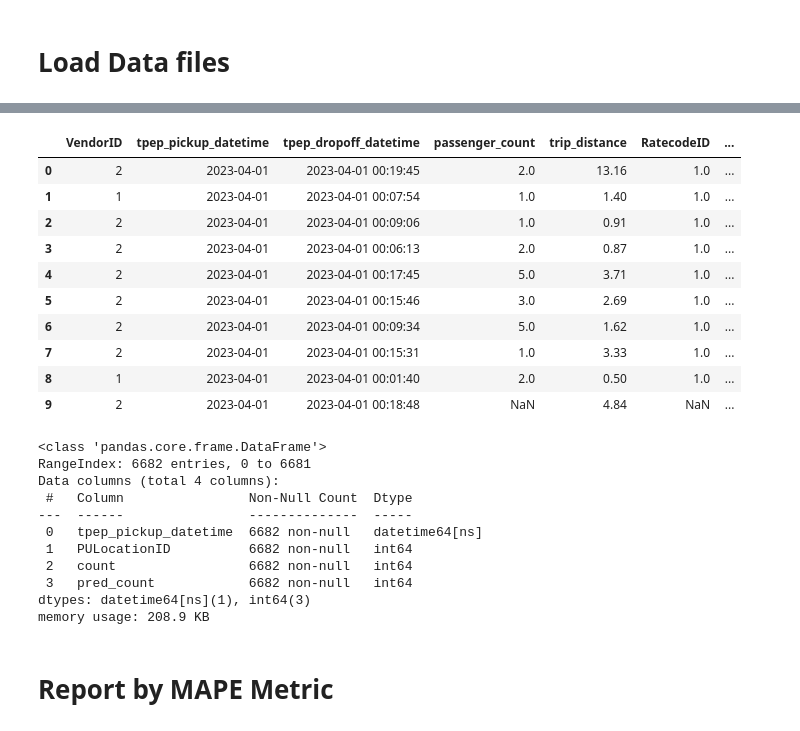
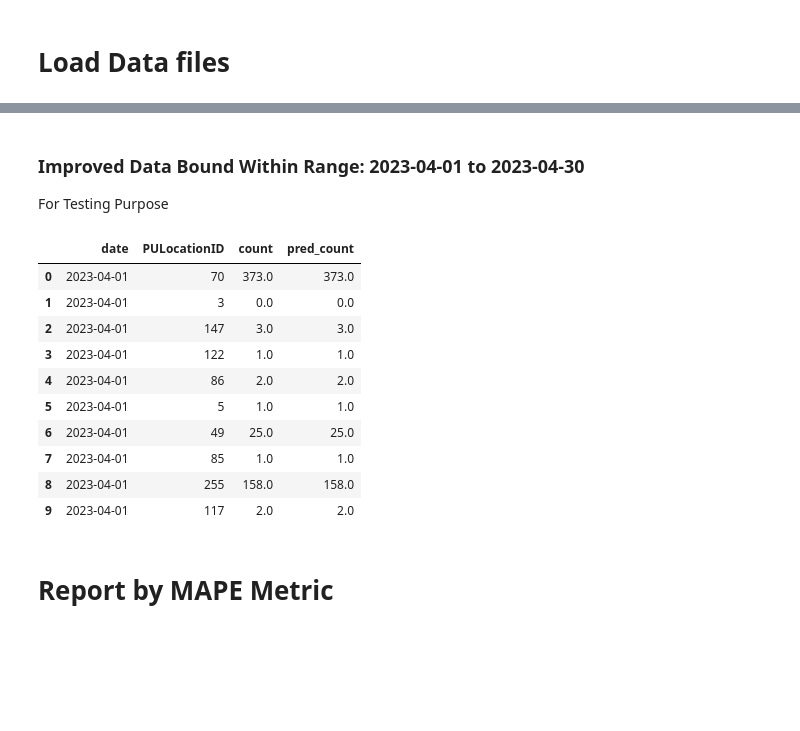
Before and after one commit to MohammadVatani/demand_prediction, a Jupyter notebook: Evaluation/Evaluation.ipynb, the cells around one changed output, grey strips where cells are left out. Cells and saved outputs as stored; diff of their text form; code cells hidden in the pictures; blank space fills up the shorter version.

```diff
--- a/Evaluation/Evaluation.ipynb
+++ b/Evaluation/Evaluation.ipynb
@@ -19,0 +63,4 @@ trips_df.shape
+# %% [markdown]
+### Improved Data Bound Within Range: 2023-04-01 to 2023-04-30
+
+For Testing Purpose
@@ -20,8 +69,8 @@ trips_df.shape
 # %%
-filtered_trips_df = trips_df[(trips_df['tpep_pickup_datetime'] >= start_date) & (
-    trips_df['tpep_pickup_datetime'] < end_date)]
+filtered_rides_df = labels_df[(labels_df['date'] >= start_date) & (
+    labels_df['date'] < end_date)]
 # %%
 # Sort the DataFrame based on the 'tpep_pickup_datetime' column in ascending order
-filtered_trips_df = filtered_trips_df.sort_values(by='tpep_pickup_datetime')
+filtered_rides_df = filtered_rides_df.sort_values(by='date')
 # %%
-filtered_trips_df = filtered_trips_df.reset_index(drop=True)
+filtered_rides_df = filtered_rides_df.reset_index(drop=True)
@@ -30,14 +77,16 @@ filtered_trips_df['tpep_pickup_datetime'] = filtered_trips_df['tpep_pickup_datet
+# %%
+filtered_rides_df['pred_count'] = filtered_rides_df['count']
 # %%
-filtered_trips_df.head(10)
+filtered_rides_df.head(10)
 # %% [output]
-|  | VendorID | tpep_pickup_datetime | tpep_dropoff_datetime | passenger_count | trip_distance | RatecodeID | ... |
-| 0 | 2 | 2023-04-01 | 2023-04-01 00:19:45 | 2.0 | 13.16 | 1.0 | ... |
-| 1 | 1 | 2023-04-01 | 2023-04-01 00:07:54 | 1.0 | 1.40 | 1.0 | ... |
-| 2 | 2 | 2023-04-01 | 2023-04-01 00:09:06 | 1.0 | 0.91 | 1.0 | ... |
-| 3 | 2 | 2023-04-01 | 2023-04-01 00:06:13 | 2.0 | 0.87 | 1.0 | ... |
-| 4 | 2 | 2023-04-01 | 2023-04-01 00:17:45 | 5.0 | 3.71 | 1.0 | ... |
-| 5 | 2 | 2023-04-01 | 2023-04-01 00:15:46 | 3.0 | 2.69 | 1.0 | ... |
-| 6 | 2 | 2023-04-01 | 2023-04-01 00:09:34 | 5.0 | 1.62 | 1.0 | ... |
-| 7 | 2 | 2023-04-01 | 2023-04-01 00:15:31 | 1.0 | 3.33 | 1.0 | ... |
-| 8 | 1 | 2023-04-01 | 2023-04-01 00:01:40 | 2.0 | 0.50 | 1.0 | ... |
-| 9 | 2 | 2023-04-01 | 2023-04-01 00:18:48 | NaN | 4.84 | NaN | ... |
+|  | date | PULocationID | count | pred_count |
+| 0 | 2023-04-01 | 70 | 373.0 | 373.0 |
+| 1 | 2023-04-01 | 3 | 0.0 | 0.0 |
+| 2 | 2023-04-01 | 147 | 3.0 | 3.0 |
+| 3 | 2023-04-01 | 122 | 1.0 | 1.0 |
+| 4 | 2023-04-01 | 86 | 2.0 | 2.0 |
+| 5 | 2023-04-01 | 5 | 1.0 | 1.0 |
+| 6 | 2023-04-01 | 49 | 25.0 | 25.0 |
+| 7 | 2023-04-01 | 85 | 1.0 | 1.0 |
+| 8 | 2023-04-01 | 255 | 158.0 | 158.0 |
+| 9 | 2023-04-01 | 117 | 2.0 | 2.0 |
@@ -53,17 +93,3 @@ grouped_df['pred_count'] = grouped_df['count']
-# %%
-grouped_df.info()
-# %% [output]
-<class 'pandas.core.frame.DataFrame'>
-RangeIndex: 6682 entries, 0 to 6681
-Data columns (total 4 columns):
- #   Column                Non-Null Count  Dtype
----  ------                --------------  -----
- 0   tpep_pickup_datetime  6682 non-null   datetime64[ns]
- 1   PULocationID          6682 non-null   int64
- 2   count                 6682 non-null   int64
- 3   pred_count            6682 non-null   int64
-dtypes: datetime64[ns](1), int64(3)
-memory usage: 208.9 KB
 # %% [markdown]
 # Report by MAPE Metric
 # %% [markdown]
```
Also changed, not shown: parts of 14 cells of this notebook, 1 other file.
